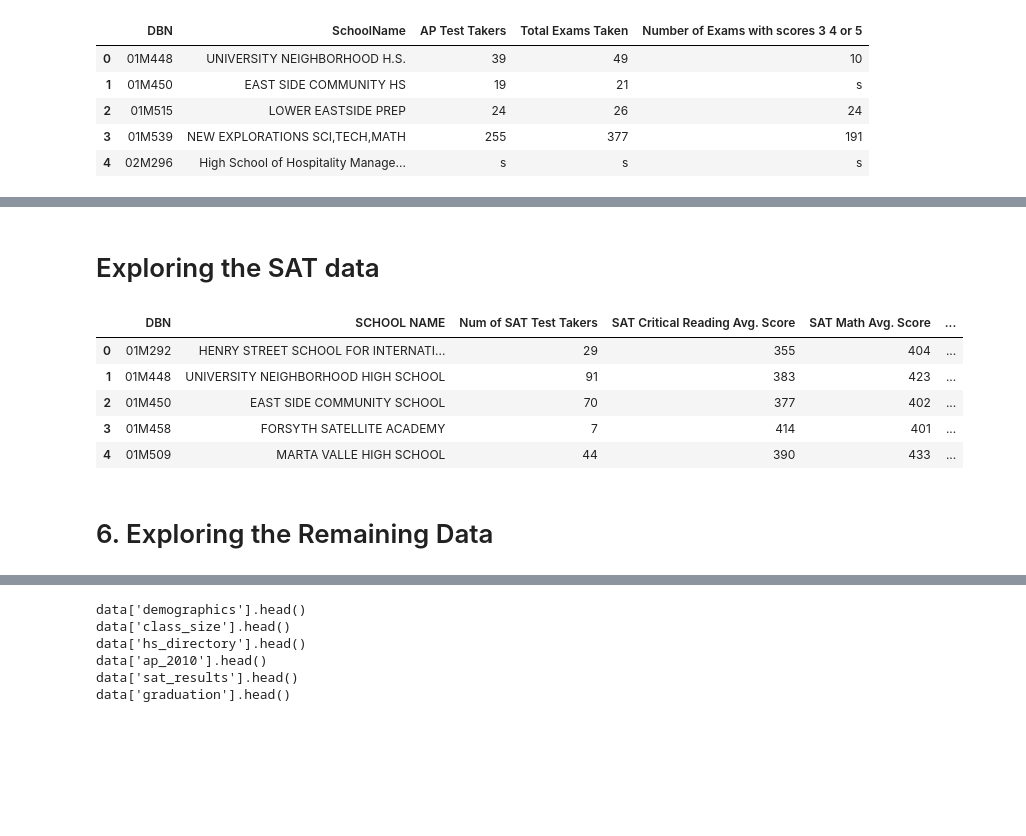
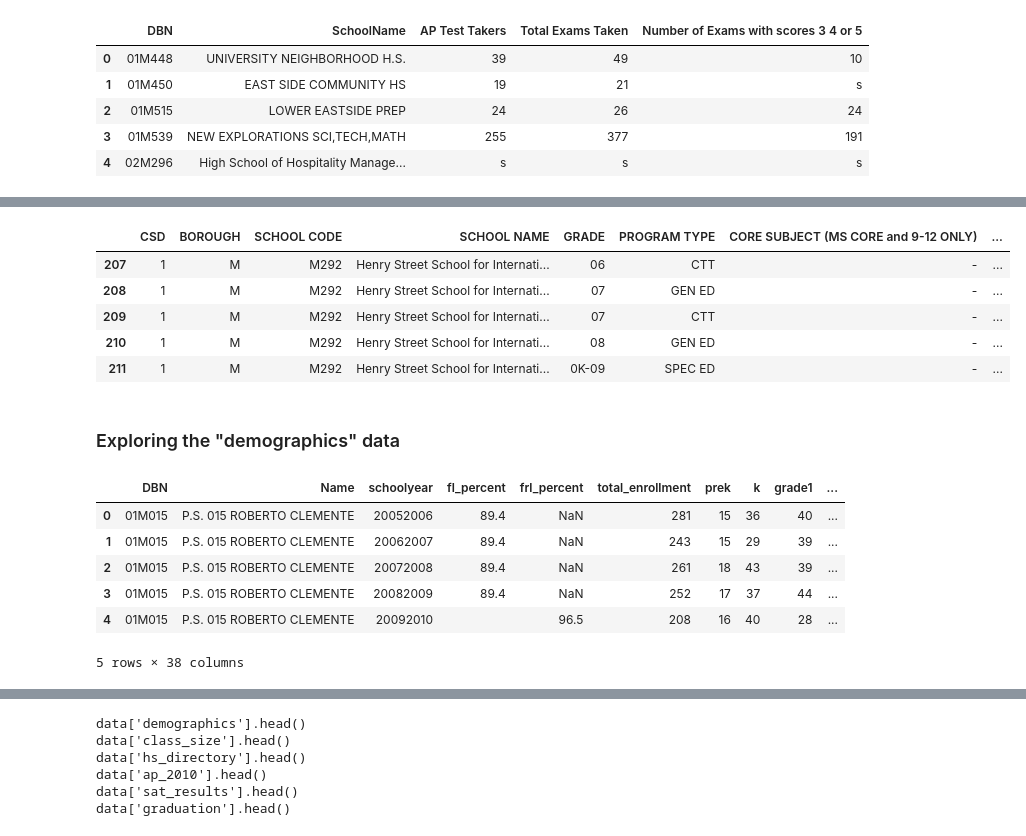
Before and after one commit to JustinToribio/cleaning-nyc-hs-data, a Jupyter notebook: notebooks/1.0-jt-clean-analyze-nyc-hs-data.ipynb, the cells around one changed output, grey strips where cells are left out. Drawn from its saved outputs; the diff is of its cells as text; code cells hidden in the pictures; blank space fills up the shorter version.

Commit message:
notebook: "exploring SAT" to "exploring class size" drafted

```diff
--- a/notebooks/1.0-jt-clean-analyze-nyc-hs-data.ipynb
+++ b/notebooks/1.0-jt-clean-analyze-nyc-hs-data.ipynb
@@ -54,13 +112,23 @@ data["ap_2010"].head()
+# %%
+# View first 5 rows in "class_size" where "school code" is M292
+data["class_size"][data["class_size"]["SCHOOL CODE"] == "M292"].head()
+# %% [output]
+|  | CSD | BOROUGH | SCHOOL CODE | SCHOOL NAME | GRADE | PROGRAM TYPE | CORE SUBJECT (MS CORE and 9-12 ONLY) | ... |
+| 207 | 1 | M | M292 | Henry Street School for Internati... | 06 | CTT | - | ... |
+| 208 | 1 | M | M292 | Henry Street School for Internati... | 07 | GEN ED | - | ... |
+| 209 | 1 | M | M292 | Henry Street School for Internati... | 07 | CTT | - | ... |
+| 210 | 1 | M | M292 | Henry Street School for Internati... | 08 | GEN ED | - | ... |
+| 211 | 1 | M | M292 | Henry Street School for Internati... | 0K-09 | SPEC ED | - | ... |
 # %% [markdown]
-# Exploring the SAT data
+### Exploring the "demographics" data
-# %%
-data['sat_results'].head()
-# %% [output]
-|  | DBN | SCHOOL NAME | Num of SAT Test Takers | SAT Critical Reading Avg. Score | SAT Math Avg. Score | ... |
-| 0 | 01M292 | HENRY STREET SCHOOL FOR INTERNATI... | 29 | 355 | 404 | ... |
-| 1 | 01M448 | UNIVERSITY NEIGHBORHOOD HIGH SCHOOL | 91 | 383 | 423 | ... |
-| 2 | 01M450 | EAST SIDE COMMUNITY SCHOOL | 70 | 377 | 402 | ... |
-| 3 | 01M458 | FORSYTH SATELLITE ACADEMY | 7 | 414 | 401 | ... |
-| 4 | 01M509 | MARTA VALLE HIGH SCHOOL | 44 | 390 | 433 | ... |
-# %% [markdown]
-# 6. Exploring the Remaining Data
+# %%
+# View the first 5 rows of the "sat_results" dataframe
+data["demographics"].head()
+# %% [output]
+|  | DBN | Name | schoolyear | fl_percent | frl_percent | total_enrollment | prek | k | grade1 | ... |
+| 0 | 01M015 | P.S. 015 ROBERTO CLEMENTE | 20052006 | 89.4 | NaN | 281 | 15 | 36 | 40 | ... |
+| 1 | 01M015 | P.S. 015 ROBERTO CLEMENTE | 20062007 | 89.4 | NaN | 243 | 15 | 29 | 39 | ... |
+| 2 | 01M015 | P.S. 015 ROBERTO CLEMENTE | 20072008 | 89.4 | NaN | 261 | 18 | 43 | 39 | ... |
+| 3 | 01M015 | P.S. 015 ROBERTO CLEMENTE | 20082009 | 89.4 | NaN | 252 | 17 | 37 | 44 | ... |
+| 4 | 01M015 | P.S. 015 ROBERTO CLEMENTE | 20092010 |  | 96.5 | 208 | 16 | 40 | 28 | ... |
+5 rows × 38 columns
```
Also changed, not shown: parts of 14 cells of this notebook.
